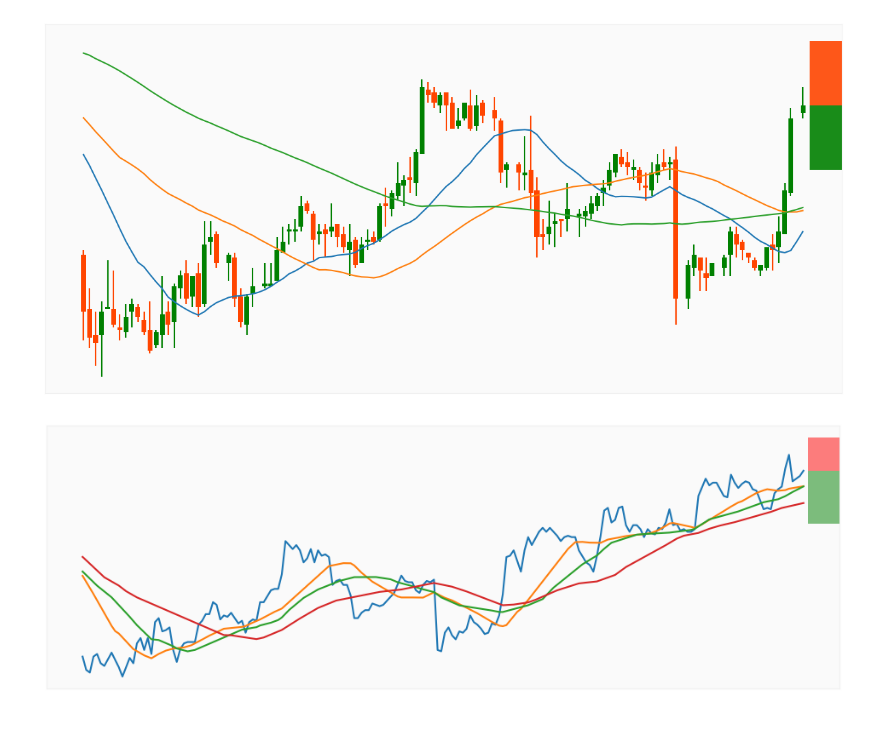
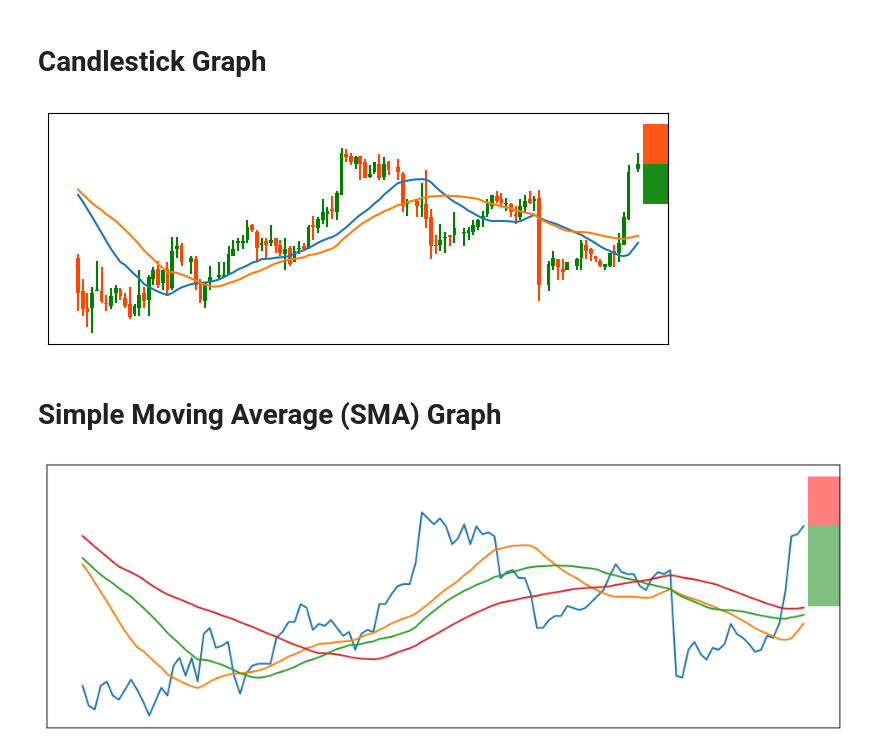
Before and after one commit to EngineerDanny/robust_algo_trader, a Jupyter notebook: cnn/index.ipynb, the cells around one changed output. Cells and saved outputs as stored; diff of their text form; code cells hidden in the pictures; blank space fills up the shorter version.

Commit message:
refactor graph gen code

```diff
--- a/cnn/index.ipynb
+++ b/cnn/index.ipynb
@@ -5,7 +5,8 @@ import mplfinance as mpf
 import numpy as np
 # %%
 # df = pd.read_csv('/Users/newuser/Projects/robust-algo-trader/data/EURUSD/EURUSD_H1_200702210000_202304242100.csv')
-df = pd.read_csv('/projects/genomic-ml/da2343/ml_project_2/data/EURUSD/EURUSD_H1_200702210000_202304242100_Update.csv')
+df = pd.read_csv('/projects/genomic-ml/da2343/ml_project_2/data/EURUSD/EURUSD_H1_200702210000_202304242100_Update.csv',index_col=0)
 
 # add new Index column
 df['Index'] = df.index
+df
@@ -22,40 +27,63 @@ red_df["Height"] = red_df["Open"] - red_df["Close"]
+# %% [markdown]
+# Candlestick Graph
 # %%
-import matplotlib.pyplot as plt
+# First 30 rows
+# df = df.head(24 * 5)
 
-fig = plt.figure(figsize=(15,7))
+df = df.head(24*5)
+
+green_df = df[df['Close'] > df['Open']].copy()
+green_df["Height"] = green_df["Close"] - green_df["Open"]
+red_df = df[df['Close'] < df['Open']].copy()
+red_df["Height"] = red_df["Open"] - red_df["Close"]
+
+
+fig = plt.figure(figsize=(8,3))
 
 ##Grey Lines
 plt.vlines(x=green_df["Index"],
-           ymin=green_df["Low"], ymax=green_df["High"],
+           ymin=green_df["Low"],
+           ymax=green_df["High"],
            color="green")
-plt.vlines(x=red_df["Index"], ymin=red_df["Low"], ymax=red_df["High"],
+plt.vlines(x=red_df["Index"],
+           ymin=red_df["Low"],
+           ymax=red_df["High"],
            color="orangered")
+
 ##Green Candles
-plt.bar(x=green_df["Index"], height=green_df["Height"], bottom=green_df["Open"], color="green")
+plt.bar(x=green_df["Index"],
+        height=green_df["Height"],
+        bottom=green_df["Open"],
+        color="green")
 ##Red Candles
-plt.bar(x=red_df["Index"], height=red_df["Height"], bottom=red_df["Close"], color="orangered")
+plt.bar(x=red_df["Index"],
+        height=red_df["Height"],
+        bottom=red_df["Close"],
+        color="orangered")
+
 plt.plot(df["SMA_20"], label="SMA_20")
-# plt.plot(df["SMA_30"], label="SMA_30")
-plt.plot(df["SMA_50"], label="SMA_50")
-plt.plot(df["SMA_100"], label="SMA_100")
+plt.plot(df["SMA_30"], label="SMA_30")
+# plt.plot(df["SMA_50"], label="SMA_50")
+# plt.plot(df["SMA_100"], label="SMA_100")
 
 close_price = df["Close"].iloc[-1] # Get the close price of the last row
 
 delta = 0.0025
 plt.axhspan(close_price, close_price + delta, facecolor="orangered", xmin= 0.96,  alpha=0.9)
 plt.axhspan(close_price - delta, close_price, facecolor="green", xmin= 0.96,  alpha=0.9)
 
 
 plt.xticks([])
 plt.yticks([])
 
-
-# plt.savefig('plot.png', dpi=64, bbox_inches='tight')
+plt.savefig('plot.png', dpi=128, bbox_inches='tight')
 
 # Show the plot
 plt.show()
 # %% [output]
-[figure, old version]
+[figure, new version]
+# %% [markdown]
+# Simple Moving Average (SMA) Graph
 # %%
 # Plot the price chart with Impulse MACD and its signal line
 plt.figure(figsize=(12,4))
@@ -102,4 +130,4 @@ plt.yticks([])
 # Show the plot
 plt.show()
 # %% [output]
-[figure, old version]
+[figure, new version]
```
Also changed, not shown: parts of 2 cells of this notebook, 1 other file.
